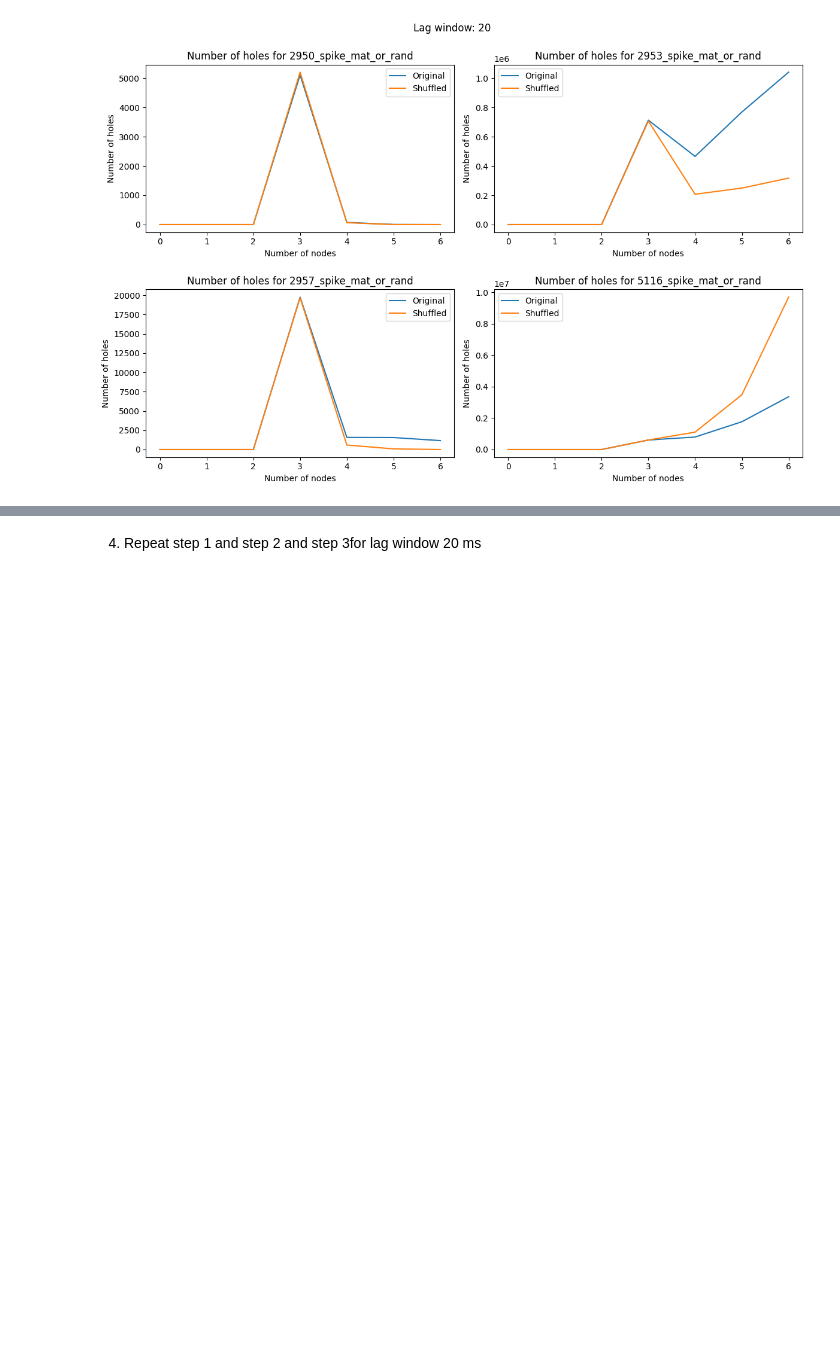
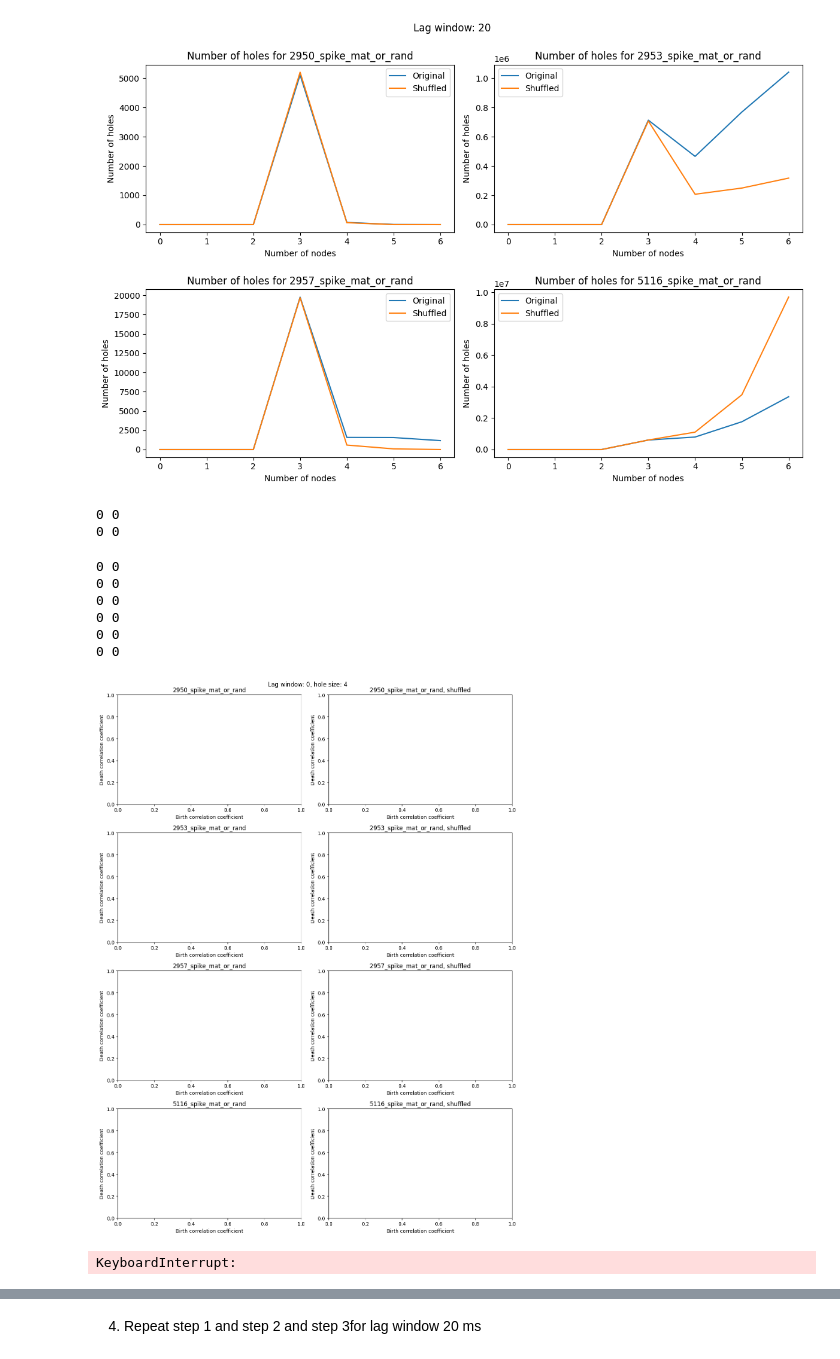
Before and after one commit to kotokote/HigherOrderCorrelations, a Jupyter notebook: codeForPaper/start.ipynb, the cells around one changed output, grey strips where cells are left out. Cells and saved outputs as stored; diff of their text form; code cells hidden in the pictures; blank space fills up the shorter version.

Commit message:
birth/death plots

```diff
--- a/codeForPaper/start.ipynb
+++ b/codeForPaper/start.ipynb
@@ -341,3 +341,40 @@ for lag in [0, 10, 20]:
 [figure]
 [figure]
 [figure]
+# %%
+from scipy.stats import gaussian_kde
+
+for n in [4, 5, 6]:
+    for lag in [0, 10, 20]:
+        fig, axs = plt.subplots(4, 2, figsize=(12, 16))
+        fig.suptitle(f"Lag window: {lag}, hole size: {n}")
+        for idx, fn in enumerate(ALL_FILES):
+            for shuffle in [False, True]:
+                with open(f"processed/{fn}_lag_window_{lag}{'_shuffle' if shuffle else ''}.pkl", "rb") as f:
+                    data = pickle.load(f)
+                ax = axs[idx, int(shuffle)]
+                xs1, ys1 = zip(*data["holes"][n]) if data["holes"][n] else ([], [])
+                print(len(xs1), len(ys1))
+                xy1 = np.vstack([xs1, ys1])
+                # print('here', xy1.shape)
+                # log_z1 = np.log(gaussian_kde(xy1)(xy1))
+                scatter = ax.scatter(xs1, ys1, s=0.01, alpha=0.1, vmax=10.0)
+                ax.set_xlabel("Birth correlation coefficient")
+                ax.set_ylabel("Death correlation coefficient")
+                ax.set_xlim(0, 1)
+                ax.set_ylim(0, 1)
+                ax.set_title(f"{fn}{', shuffled' if shuffle else ''}")
+
+        fig.tight_layout()
+        plt.show()
+# %% [output]
+0 0
+0 0
+0 0
+0 0
+0 0
+0 0
+0 0
+0 0
+[figure, added]
+KeyboardInterrupt:
```
Also changed, not shown: parts of 1 cell of this notebook.
